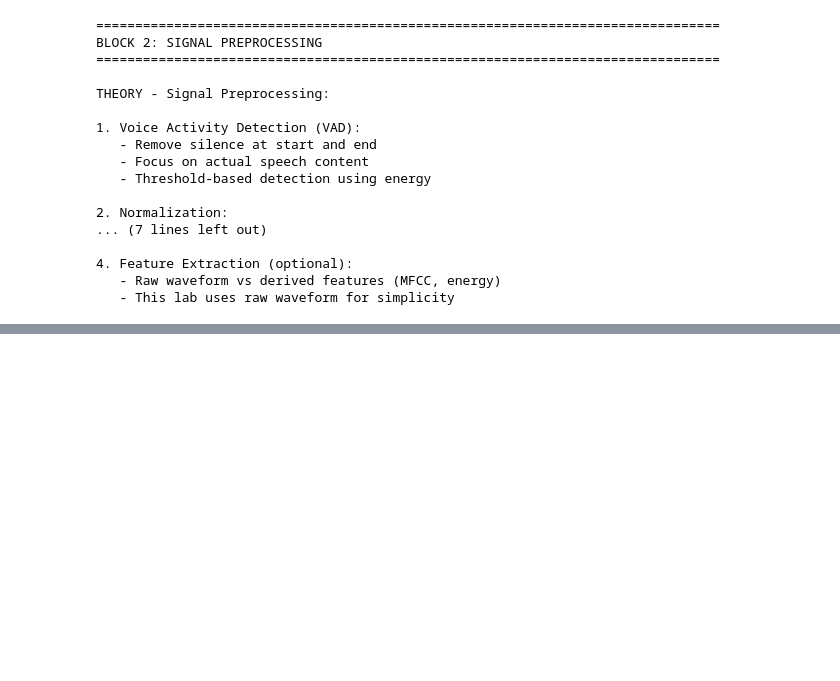
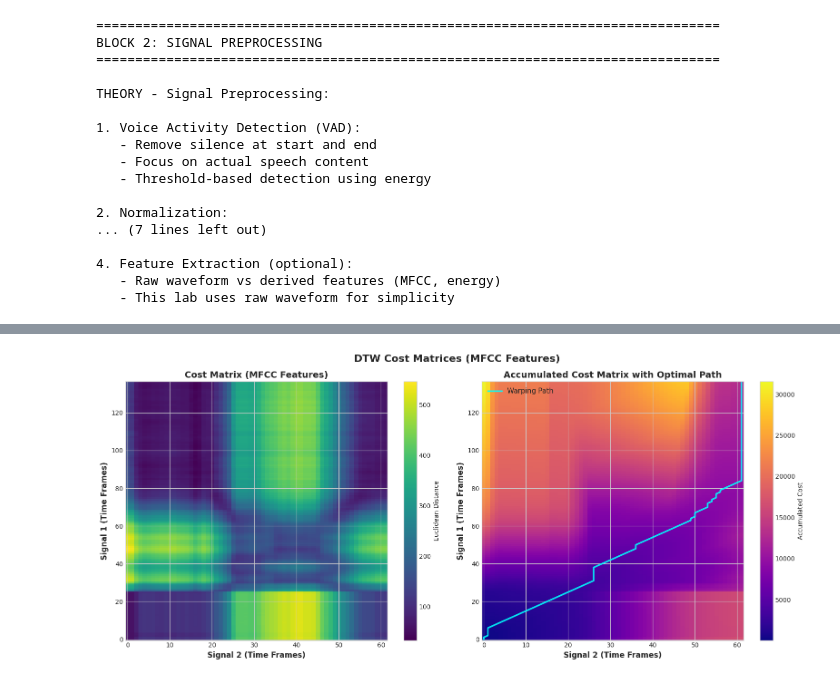
Before and after one commit to kelvinprabhu/Speech-Processing-AIML, a Jupyter notebook: Lab Question VII: Discrete time wrapping algorithm /SPR_lAB-7.ipynb, the cells around one changed output, grey strips where cells are left out. Cells and saved outputs as stored; diff of their text form; code cells hidden in the pictures; blank space fills up the shorter version.

```diff
--- a/Lab Question VII: Discrete time wrapping algorithm /SPR_lAB-7.ipynb
+++ b/Lab Question VII: Discrete time wrapping algorithm /SPR_lAB-7.ipynb
@@ -830,0 +684,29 @@ To use your own recordings:
+# %%
+# Visualize cost matrix for MFCC features
+fig, axes = plt.subplots(1, 2, figsize=(16, 7))
+
+# Plot cost matrix
+im1 = axes[0].imshow(dtw_mfcc.cost_matrix, cmap='viridis', aspect='auto', origin='lower')
+axes[0].set_xlabel('Signal 2 (Time Frames)', fontsize=12, fontweight='bold')
+axes[0].set_ylabel('Signal 1 (Time Frames)', fontsize=12, fontweight='bold')
+axes[0].set_title('Cost Matrix (MFCC Features)', fontsize=14, fontweight='bold')
+plt.colorbar(im1, ax=axes[0], label='Euclidean Distance')
+
+# Plot accumulated cost matrix with path
+im2 = axes[1].imshow(dtw_mfcc.accumulated_cost, cmap='plasma', aspect='auto', origin='lower')
+axes[1].set_xlabel('Signal 2 (Time Frames)', fontsize=12, fontweight='bold')
+axes[1].set_ylabel('Signal 1 (Time Frames)', fontsize=12, fontweight='bold')
+axes[1].set_title('Accumulated Cost Matrix with Optimal Path', fontsize=14, fontweight='bold')
+
+# Plot the warping path
+path_array_mfcc = np.array(dtw_path_mfcc)
+axes[1].plot(path_array_mfcc[:, 1], path_array_mfcc[:, 0],
+            color='cyan', linewidth=2.5, label='Warping Path', alpha=0.9)
+axes[1].legend(loc='upper left', fontsize=11)
+plt.colorbar(im2, ax=axes[1], label='Accumulated Cost')
+
+plt.suptitle('DTW Cost Matrices (MFCC Features)', fontsize=16, fontweight='bold')
+plt.tight_layout()
+plt.show()
+# %% [output]
+[figure, added]
```
Also changed, not shown: parts of 19 cells of this notebook, 7 other files.
